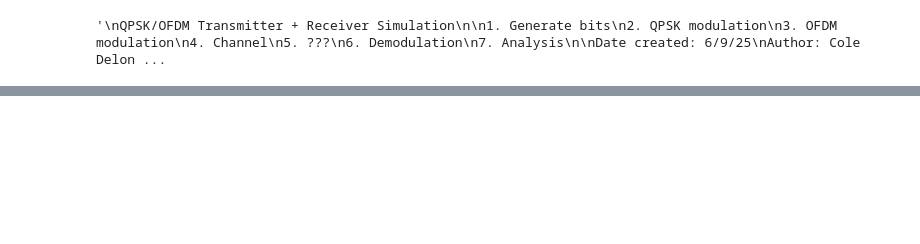
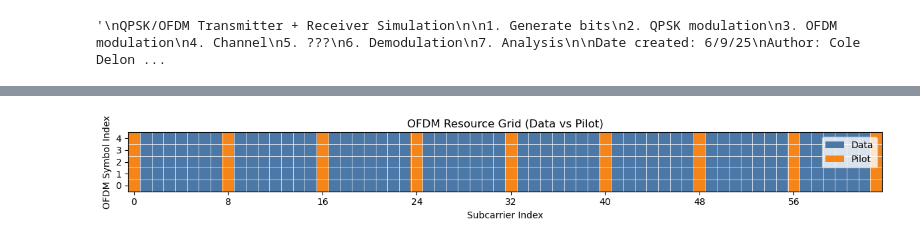
Before and after one commit to cddelong6626/sdr-notebooks, a Jupyter notebook: notebooks/scratch/ofdm_sim.ipynb, the cells around one changed output, grey strips where cells are left out. Saved outputs shown, nothing was run; the diff lists cells and outputs as text; code cells hidden in the pictures; blank space fills up the shorter version.

Commit message:
Update 05/29/26: Complete ideal OFDM simulation
Finished up the OFDM simulation with no impairments

```diff
--- a/notebooks/scratch/ofdm_sim.ipynb
+++ b/notebooks/scratch/ofdm_sim.ipynb
@@ -91,6 +87,52 @@ fsymbols_data_parallel = np.reshape(fsymbols_data_padding, (-1, n_data_fsymbols_
 fsymbols_parallel = np.empty((n_tsymbols, N_SUBCARRIERS), dtype=np.complex64)
 fsymbols_parallel[:, pilot_sc_ind] = PILOT_TONE
 fsymbols_parallel[:, data_sc_ind]  = fsymbols_data_parallel
+# %%
+# Visualize pilot/data placement across the OFDM resource grid
+# Rows = time symbols, columns = subcarriers
+resource_grid = np.zeros((n_tsymbols, N_SUBCARRIERS), dtype=int)
+resource_grid[:, data_sc_ind] = 1
+resource_grid[:, pilot_sc_ind] = 2
+
+# Use a 3-level colormap: 0=unused, 1=data, 2=pilot
+from matplotlib.colors import ListedColormap, BoundaryNorm
+cmap = ListedColormap(["#f2f2f2", "#4C78A8", "#F58518"])
+norm = BoundaryNorm([-0.5, 0.5, 1.5, 2.5], cmap.N)
+
+fig, ax = plt.subplots(figsize=(12, 4))
+ax.imshow(
+    resource_grid,
+    aspect="equal",           # keep cells square
+    interpolation="nearest",
+    cmap=cmap,
+    norm=norm,
+    origin="lower",
+)
+
+ax.set_title("OFDM Resource Grid (Data vs Pilot)")
+ax.set_xlabel("Subcarrier Index")
+ax.set_ylabel("OFDM Symbol Index")
+ax.set_xticks(np.arange(0, N_SUBCARRIERS, max(1, N_SUBCARRIERS // 8)))
+ax.set_yticks(np.arange(0, n_tsymbols, max(1, n_tsymbols // 8)))
+
+# Draw thin cell boundaries for a true grid look
+ax.set_xticks(np.arange(-0.5, N_SUBCARRIERS, 1), minor=True)
+ax.set_yticks(np.arange(-0.5, n_tsymbols, 1), minor=True)
+ax.grid(which="minor", color="white", linewidth=0.5)
+ax.tick_params(which="minor", bottom=False, left=False)
+
+# Manual legend for clearer labels
+from matplotlib.patches import Patch
+legend_handles = [
+    Patch(facecolor="#4C78A8", edgecolor="none", label="Data"),
+    Patch(facecolor="#F58518", edgecolor="none", label="Pilot"),
+]
+ax.legend(handles=legend_handles, loc="upper right")
+
+plt.tight_layout()
+plt.show()
+# %% [output]
+[figure, added]
 # %%
 # IFFT
 ofdm_time = np.fft.ifft(fsymbols_parallel, axis=1)
```
Also changed, not shown: parts of 15 cells of this notebook.
